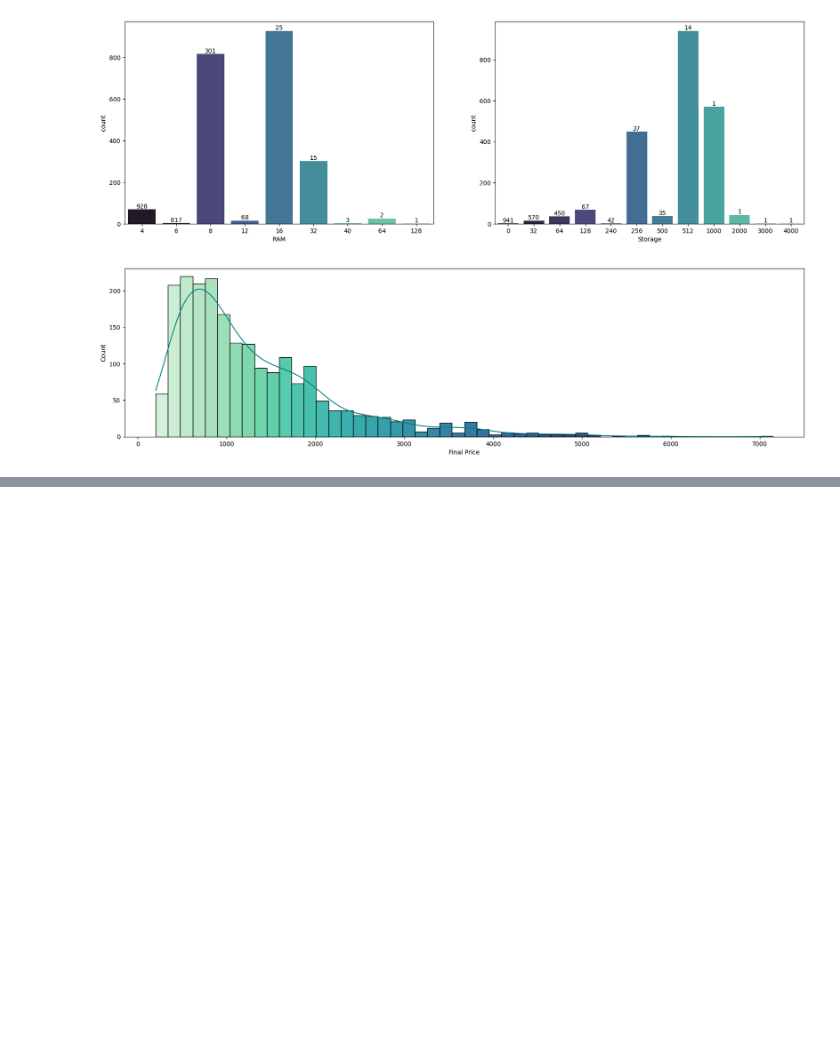
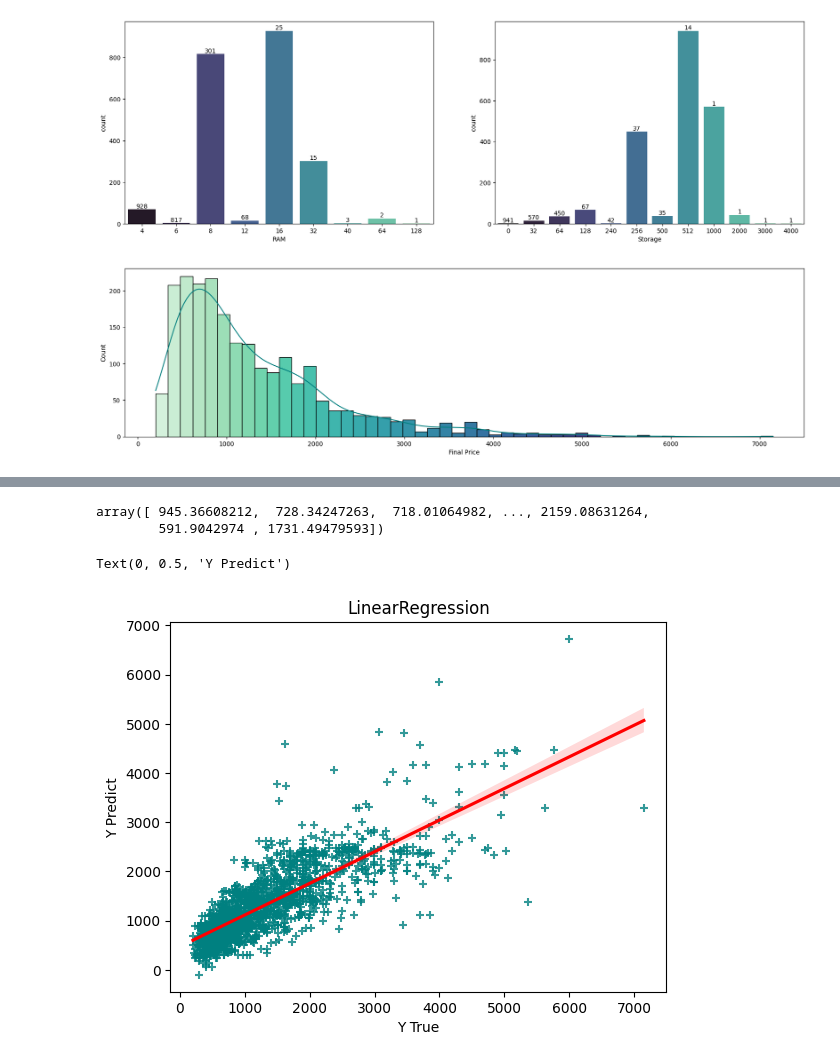
Before and after one commit to ediashta/Laptop-Price-Prediction, a Jupyter notebook: h8dsft_P1M2_Ediashta.ipynb, the cells around one changed output, grey strips where cells are left out. Cells and saved outputs as stored; diff of their text form; code cells hidden in the pictures; blank space fills up the shorter version.

```diff
--- a/h8dsft_P1M2_Ediashta.ipynb
+++ b/h8dsft_P1M2_Ediashta.ipynb
@@ -199,0 +438,2 @@ Touch : 0.095355125133349
+# %%
+pipeline_rf.fit(X_train, y_train)
@@ -199,0 +457,9 @@ Touch : 0.095355125133349
+# %%
+model_xg = XGBRegressor()
+
+pipeline_xg = Pipeline([
+    ('transformers', transformers),
+    ('xg', model_xg)
+])
+# %%
+pipeline_xg.fit(X_train, y_train)
@@ -199,0 +486,19 @@ Touch : 0.095355125133349
+# %%
+#train prediciton
+y_pred_linreg_train = pipeline_linreg.predict(X_train)
+y_pred_svm_train = pipeline_svm.predict(X_train)
+y_pred_rf_train = pipeline_rf.predict(X_train)
+y_pred_xg_train = pipeline_xg.predict(X_train)
+
+
+#test prediction
+y_pred_linreg_test = pipeline_linreg.predict(X_test)
+y_pred_svm_test = pipeline_svm.predict(X_test)
+y_pred_rf_test = pipeline_rf.predict(X_test)
+y_pred_xg_test = pipeline_xg.predict(X_test)
+
+y_pred= pd.DataFrame([["Linear Regression", y_pred_linreg_train, y_pred_linreg_test],
+                      ["SVM", y_pred_svm_train, y_pred_svm_test],
+                      ["Random Forest", y_pred_rf_train, y_pred_rf_test],
+                      ["XGBoost", y_pred_xg_train, y_pred_xg_test]],
+                     columns=["model", "train", "test"])
@@ -199,0 +543,13 @@ Touch : 0.095355125133349
+# %%
+y_pred_linreg_train
+# %% [output]
+array([ 945.36608212,  728.34247263,  718.01064982, ..., 2159.08631264,
+        591.9042974 , 1731.49479593])
+# %%
+sns.regplot(x=y_train, y=y_pred_linreg_train, marker='+', scatter_kws={'color': 'teal'}, line_kws={'color': 'red'})
+plt.title("LinearRegression")
+plt.xlabel("Y True")
+plt.ylabel("Y Predict")
+# %% [output]
+Text(0, 0.5, 'Y Predict')
+[figure, added]
```
Also changed, not shown: parts of 48 cells of this notebook.
